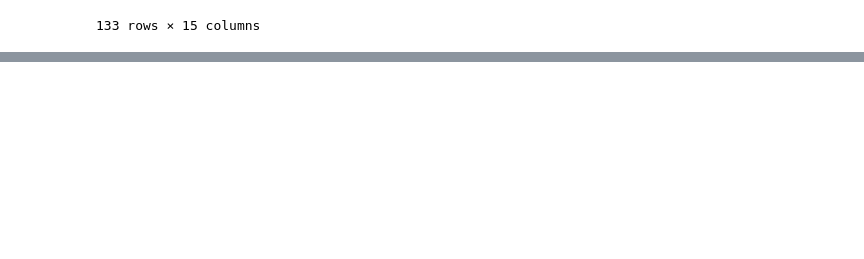
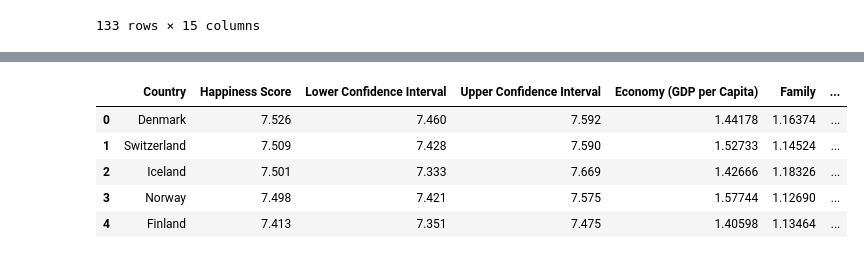
Before and after one commit to vcantrell1009/Final-Project, a Jupyter notebook: VC code/finalproject.ipynb, the cells around one changed output, grey strips where cells are left out. Saved outputs shown, nothing was run; the diff lists cells and outputs as text; code cells hidden in the pictures; blank space fills up the shorter version.

```diff
--- a/VC code/finalproject.ipynb
+++ b/VC code/finalproject.ipynb
@@ -717,0 +697,9 @@ iplot( fig, validate=False, filename='d3-world-map' )
+# %%
+hapage3.head()
+# %% [output]
+|  | Country | Happiness Score | Lower Confidence Interval | Upper Confidence Interval | Economy (GDP per Capita) | Family | ... |
+| 0 | Denmark | 7.526 | 7.460 | 7.592 | 1.44178 | 1.16374 | ... |
+| 1 | Switzerland | 7.509 | 7.428 | 7.590 | 1.52733 | 1.14524 | ... |
+| 2 | Iceland | 7.501 | 7.333 | 7.669 | 1.42666 | 1.18326 | ... |
+| 3 | Norway | 7.498 | 7.421 | 7.575 | 1.57744 | 1.12690 | ... |
+| 4 | Finland | 7.413 | 7.351 | 7.475 | 1.40598 | 1.13464 | ... |
```
Also changed, not shown: parts of 18 cells of this notebook.
